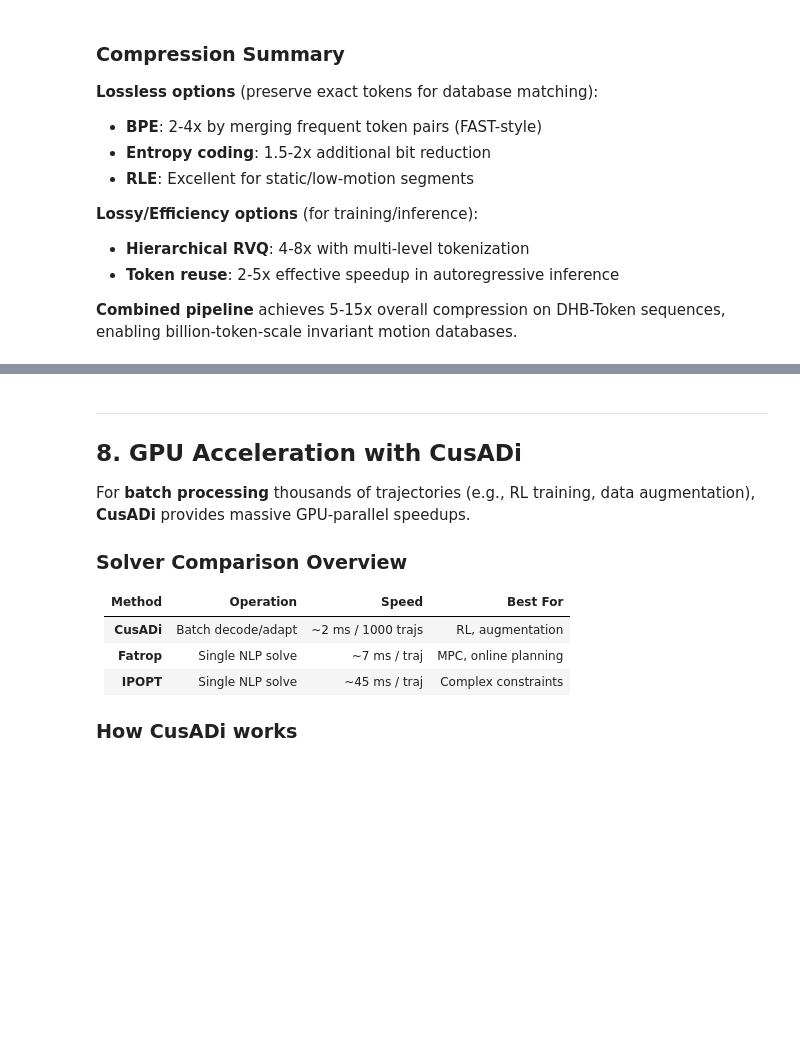
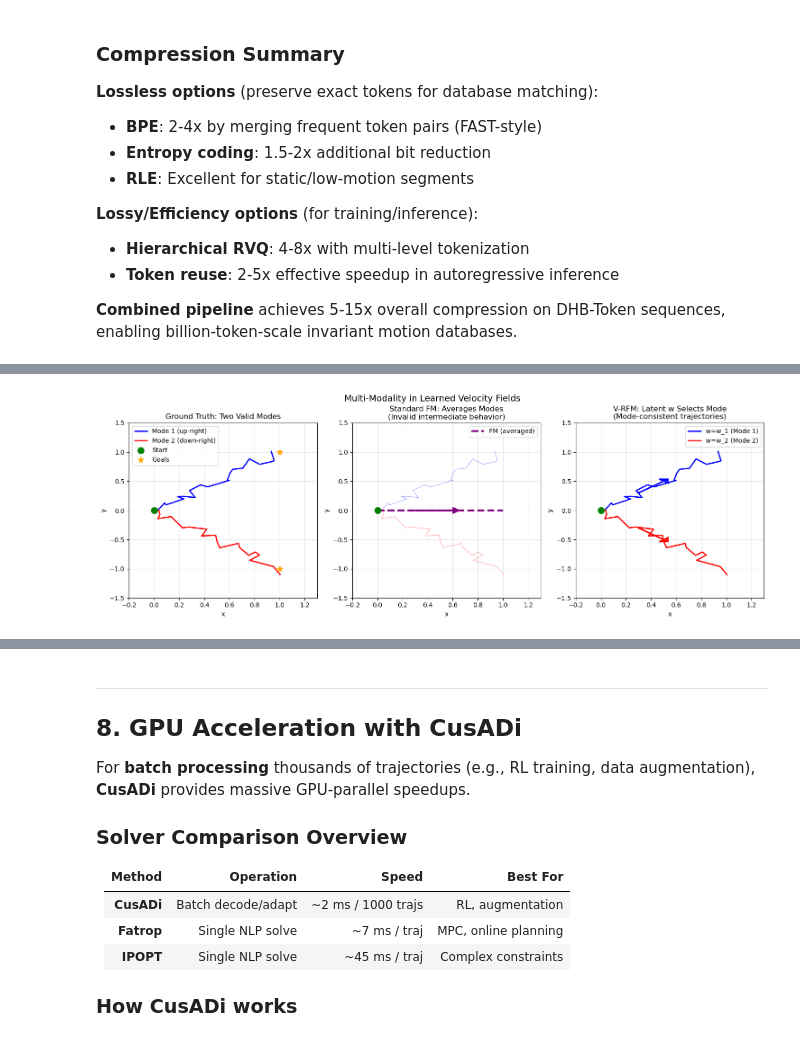
Before and after one commit to robodreamer/dhb-xr, a Jupyter notebook: notebooks/demo_dhb_features_and_use_cases.ipynb, the cells around one changed output, grey strips where cells are left out. Saved outputs shown, nothing was run; the diff lists cells and outputs as text; code cells hidden in the pictures; blank space fills up the shorter version.

```diff
--- a/notebooks/demo_dhb_features_and_use_cases.ipynb
+++ b/notebooks/demo_dhb_features_and_use_cases.ipynb
@@ -1956,0 +1969,85 @@ enabling billion-token-scale invariant motion databases.
+# %%
+# Toy 2D example: Multi-modal velocity fields
+# This demonstrates why standard FM averages modes, and how V-RFM handles multi-modality
+
+import numpy as np
+import matplotlib.pyplot as plt
+
+# Create toy 2D data with two modes
+np.random.seed(42)
+n_samples = 50
+
+# Mode 1: trajectories going up-right
+mode1_start = np.array([0.0, 0.0])
+mode1_end = np.array([1.0, 1.0])
+mode1_trajs = np.array([mode1_start + t * (mode1_end - mode1_start) + np.random.randn(2) * 0.05
+                        for t in np.linspace(0, 1, 20)])
+
+# Mode 2: trajectories going down-right
+mode2_end = np.array([1.0, -1.0])
+mode2_trajs = np.array([mode1_start + t * (mode2_end - mode1_start) + np.random.randn(2) * 0.05
+                        for t in np.linspace(0, 1, 20)])
+
+# Standard FM: velocity is the average of both modes -> points between them
+avg_velocity = (mode1_end + mode2_end) / 2 - mode1_start  # Points to (1, 0)
+
+# V-RFM: with latent w, can select either mode
+velocity_mode1 = mode1_end - mode1_start
+velocity_mode2 = mode2_end - mode1_start
+
+fig, axes = plt.subplots(1, 3, figsize=(15, 5))
+
+# Panel 1: Ground truth (two modes)
+ax = axes[0]
+ax.plot(mode1_trajs[:, 0], mode1_trajs[:, 1], 'b-', linewidth=2, label='Mode 1 (up-right)')
+ax.plot(mode2_trajs[:, 0], mode2_trajs[:, 1], 'r-', linewidth=2, label='Mode 2 (down-right)')
+ax.scatter([0], [0], s=100, c='green', marker='o', zorder=5, label='Start')
+ax.scatter([1, 1], [1, -1], s=100, c='orange', marker='*', zorder=5, label='Goals')
+ax.set_title('Ground Truth: Two Valid Modes', fontsize=12)
+ax.set_xlabel('x')
+ax.set_ylabel('y')
+ax.legend()
+ax.set_xlim(-0.2, 1.3)
+ax.set_ylim(-1.5, 1.5)
+ax.grid(True, alpha=0.3)
+
+# Panel 2: Standard FM (averaged velocity)
+ax = axes[1]
+# Show the averaged trajectory
+avg_traj = np.array([mode1_start + t * avg_velocity for t in np.linspace(0, 1, 20)])
+ax.plot(avg_traj[:, 0], avg_traj[:, 1], 'purple', linewidth=3, linestyle='--', label='FM (averaged)')
+ax.plot(mode1_trajs[:, 0], mode1_trajs[:, 1], 'b-', alpha=0.3, linewidth=1)
+ax.plot(mode2_trajs[:, 0], mode2_trajs[:, 1], 'r-', alpha=0.3, linewidth=1)
+ax.scatter([0], [0], s=100, c='green', marker='o', zorder=5)
+ax.arrow(0.3, 0, avg_velocity[0]*0.3, avg_velocity[1]*0.3, head_width=0.1, head_length=0.05,
+         fc='purple', ec='purple', linewidth=2)
+ax.set_title('Standard FM: Averages Modes\n(Invalid intermediate behavior)', fontsize=12)
+ax.set_xlabel('x')
+ax.set_ylabel('y')
+ax.legend()
+ax.set_xlim(-0.2, 1.3)
+ax.set_ylim(-1.5, 1.5)
+ax.grid(True, alpha=0.3)
+
+# Panel 3: V-RFM (mode selection via latent w)
+ax = axes[2]
+ax.plot(mode1_trajs[:, 0], mode1_trajs[:, 1], 'b-', linewidth=2, label='w=w_1 (Mode 1)')
+ax.plot(mode2_trajs[:, 0], mode2_trajs[:, 1], 'r-', linewidth=2, label='w=w_2 (Mode 2)')
+ax.scatter([0], [0], s=100, c='green', marker='o', zorder=5)
+ax.arrow(0.3, 0.3, velocity_mode1[0]*0.2, velocity_mode1[1]*0.2, head_width=0.1, head_length=0.05,
+         fc='blue', ec='blue', linewidth=2)
+ax.arrow(0.3, -0.3, velocity_mode2[0]*0.2, velocity_mode2[1]*0.2, head_width=0.1, head_length=0.05,
+         fc='red', ec='red', linewidth=2)
+ax.set_title('V-RFM: Latent w Selects Mode\n(Mode-consistent trajectories)', fontsize=12)
+ax.set_xlabel('x')
+ax.set_ylabel('y')
+ax.legend()
+ax.set_xlim(-0.2, 1.3)
+ax.set_ylim(-1.5, 1.5)
+ax.grid(True, alpha=0.3)
+
+plt.tight_layout()
+plt.suptitle('Multi-Modality in Learned Velocity Fields', fontsize=14, y=1.02)
+plt.show()
+# %% [output]
+[figure, added]
```
Also changed, not shown: parts of 7 cells of this notebook, 9 other files.
